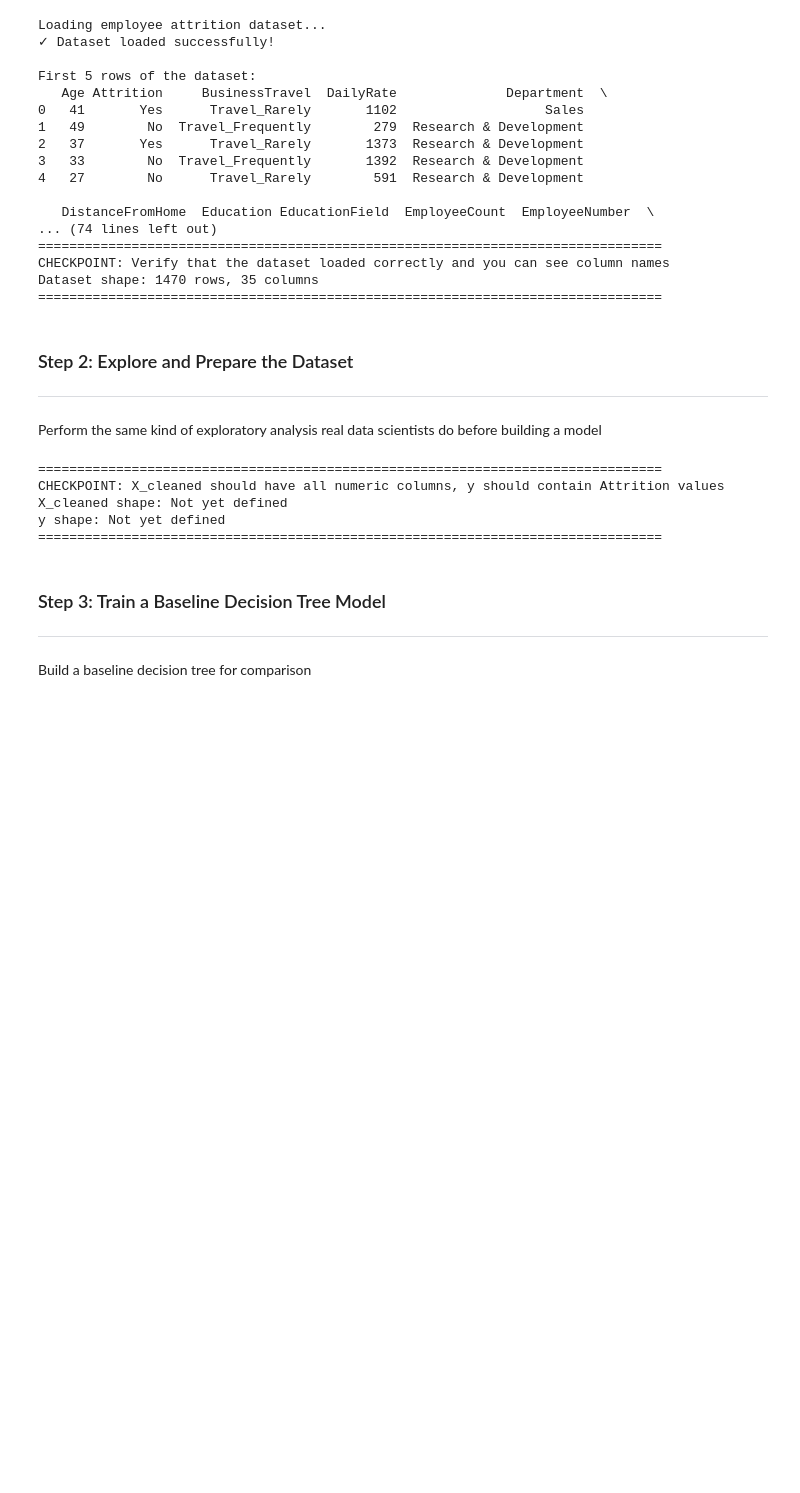
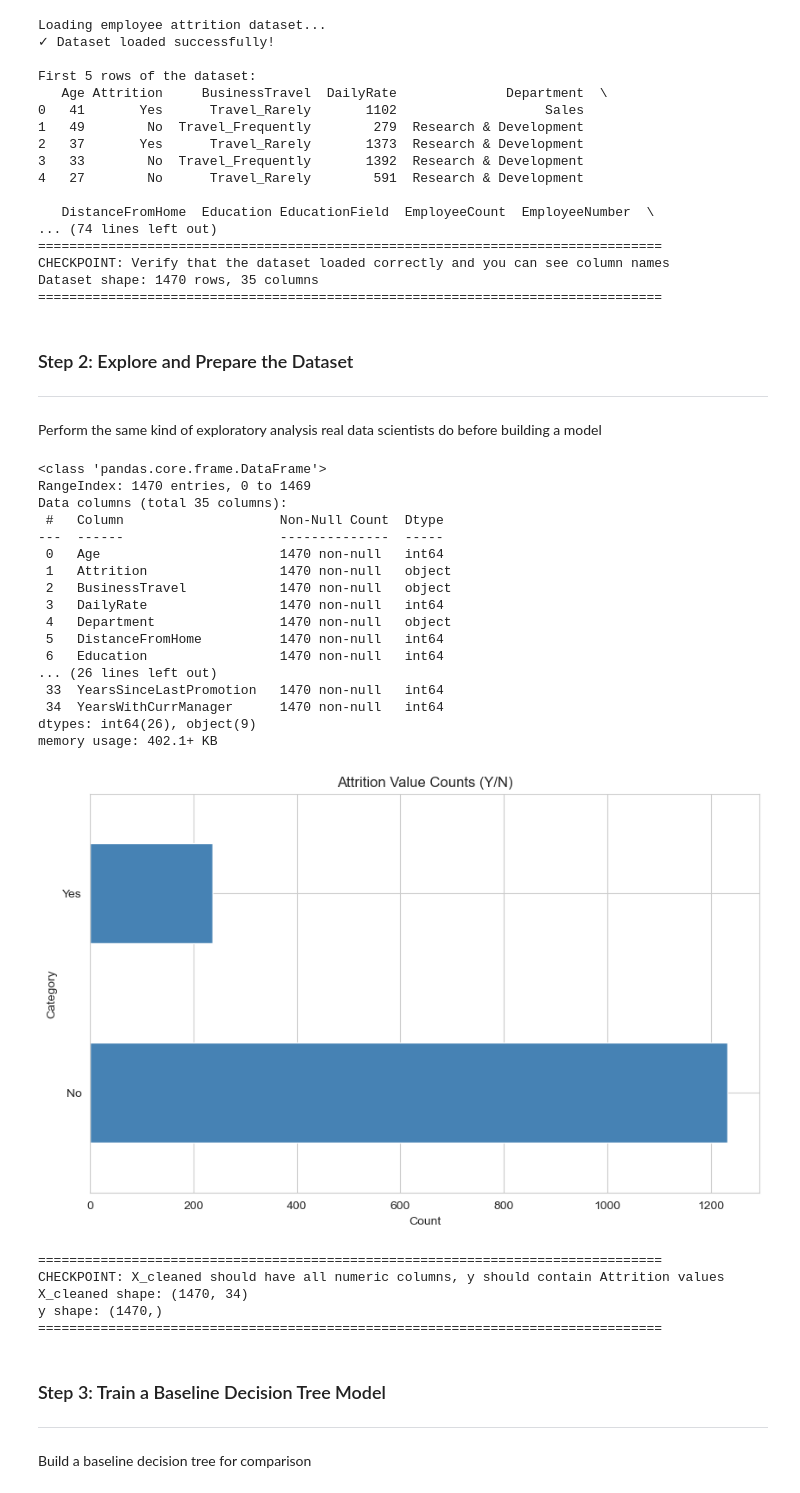
Before and after one commit to tflanagan04/Flanagan-Assignment1-DSMII, a Jupyter notebook: starter_notebook.ipynb, the cells around one changed output. Cells and saved outputs as stored; diff of their text form; code cells hidden in the pictures; blank space fills up the shorter version.

Commit message:
Add files via upload
Cloned the 'initial commit' and made the edits in Visual Studio Code. This version then uploaded to the GitHub repo.

```diff
--- a/starter_notebook.ipynb
+++ b/starter_notebook.ipynb
@@ -45,7 +66,7 @@ plt.rcParams['figure.figsize'] = (10, 6)
 
 # Load the dataset
 print("Loading employee attrition dataset...")
-df = pd.read_csv('./data/IBM_HR_Employee_Attrition.csv')
+df = pd.read_csv(r'C:\Users\flana\Downloads\WA_Fn-UseC_-HR-Employee-Attrition.csv')
 print("✓ Dataset loaded successfully!\n")
 
 # Display first few rows to verify load
@@ -85,35 +106,64 @@ Perform the same kind of exploratory analysis real data scientists do before bui
 # %%
 # Display summary statistics
 # TODO: Use df.describe() and df.info() to generate summary statistics for numeric features
-
+df.describe()
+df.info()
 
 # Plot attrition counts to see class imbalance
 # TODO: Use df['Attrition'].value_counts() and create a visualization using matplotlib to see how imbalanced the dataset is
 
+attrition = df['Attrition'].value_counts()
+
+plt.figure(figsize=(10,6))
+attrition.plot(kind='barh', color='steelblue')
+plt.xlabel('Count')
+plt.ylabel('Category')
+plt.title('Attrition Value Counts (Y/N)')
+plt.show()
 
 # Encode categorical variables
 # TODO: Use pd.get_dummies() to encode categorical variables
 # Store the result in a variable (you'll need this for the next step)
 
+df_encoded = pd.get_dummies(df)
 
 # Split features (X) from target (y)
 # TODO: Create X_cleaned with all columns except 'Attrition'
+X = pd.get_dummies(df.drop('Attrition', axis=1))
+
 # TODO: Create y with just the 'Attrition' column
-X_cleaned = None  # Replace with your feature matrix
-y = None  # Replace with your target variable
+y = df['Attrition'].map({'Yes': 1, 'No': 0})
 
 
 print("\n" + "="*80)
 print("CHECKPOINT: X_cleaned should have all numeric columns, y should contain Attrition values")
 print(f"X_cleaned shape: {X_cleaned.shape if X_cleaned is not None else 'Not yet defined'}")
 print(f"y shape: {y.shape if y is not None else 'Not yet defined'}")
 print("="*80 + "\n")
 # %% [output]
-================================================================================
-CHECKPOINT: X_cleaned should have all numeric columns, y should contain Attrition values
-X_cleaned shape: Not yet defined
-y shape: Not yet defined
-================================================================================
+<class 'pandas.core.frame.DataFrame'>
+RangeIndex: 1470 entries, 0 to 1469
+Data columns (total 35 columns):
+ #   Column                    Non-Null Count  Dtype
+---  ------                    --------------  -----
+ 0   Age                       1470 non-null   int64
+ 1   Attrition                 1470 non-null   object
+ 2   BusinessTravel            1470 non-null   object
+ 3   DailyRate                 1470 non-null   int64
+ 4   Department                1470 non-null   object
+ 5   DistanceFromHome          1470 non-null   int64
+ 6   Education                 1470 non-null   int64
+... (26 lines left out)
+ 33  YearsSinceLastPromotion   1470 non-null   int64
+ 34  YearsWithCurrManager      1470 non-null   int64
+dtypes: int64(26), object(9)
+memory usage: 402.1+ KB
+[figure, added]
+================================================================================
+CHECKPOINT: X_cleaned should have all numeric columns, y should contain Attrition values
+X_cleaned shape: (1470, 34)
+y shape: (1470,)
+================================================================================
 # %% [markdown]
 ### Step 3: Train a Baseline Decision Tree Model
 ----------------------------------------------------------------------------
```
Also changed, not shown: parts of 6 cells of this notebook.
